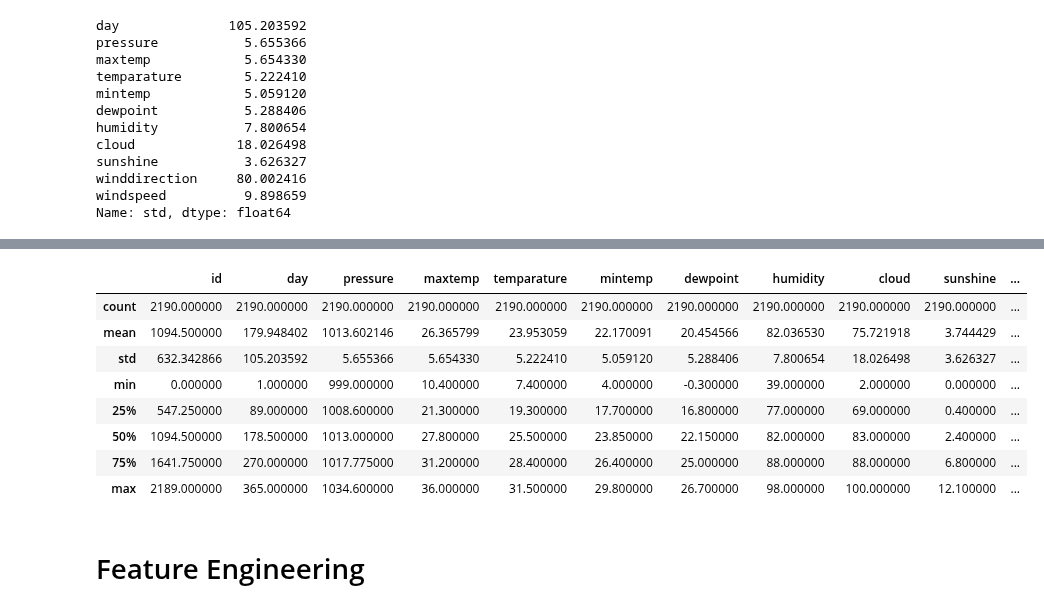
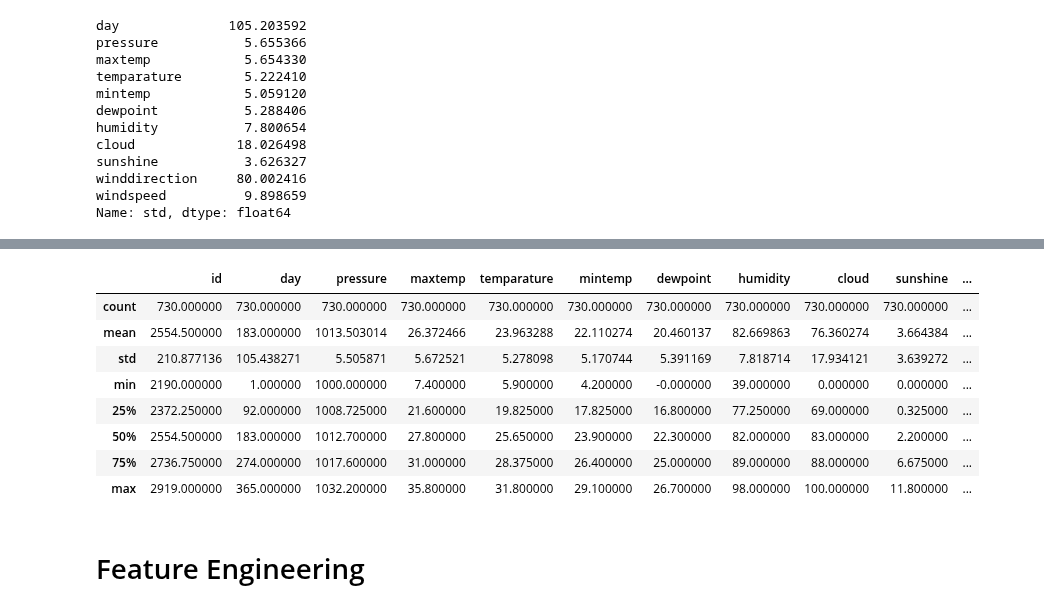
Before and after one commit to warut/kaggle, a Jupyter notebook: rainfall-prediction.ipynb, the cells around one changed output, grey strips where cells are left out. Saved outputs shown, nothing was run; the diff lists cells and outputs as text; code cells hidden in the pictures.

```diff
--- a/rainfall-prediction.ipynb
+++ b/rainfall-prediction.ipynb
@@ -188,15 +172,15 @@ origin_train
 # %%
-df_train.describe()
+df_test.describe()
 # %% [output]
 |  | id | day | pressure | maxtemp | temparature | mintemp | dewpoint | humidity | cloud | sunshine | ... |
-| count | 2190.000000 | 2190.000000 | 2190.000000 | 2190.000000 | 2190.000000 | 2190.000000 | 2190.000000 | 2190.000000 | 2190.000000 | 2190.000000 | ... |
-| mean | 1094.500000 | 179.948402 | 1013.602146 | 26.365799 | 23.953059 | 22.170091 | 20.454566 | 82.036530 | 75.721918 | 3.744429 | ... |
-| std | 632.342866 | 105.203592 | 5.655366 | 5.654330 | 5.222410 | 5.059120 | 5.288406 | 7.800654 | 18.026498 | 3.626327 | ... |
-| min | 0.000000 | 1.000000 | 999.000000 | 10.400000 | 7.400000 | 4.000000 | -0.300000 | 39.000000 | 2.000000 | 0.000000 | ... |
-| 25% | 547.250000 | 89.000000 | 1008.600000 | 21.300000 | 19.300000 | 17.700000 | 16.800000 | 77.000000 | 69.000000 | 0.400000 | ... |
-| 50% | 1094.500000 | 178.500000 | 1013.000000 | 27.800000 | 25.500000 | 23.850000 | 22.150000 | 82.000000 | 83.000000 | 2.400000 | ... |
-| 75% | 1641.750000 | 270.000000 | 1017.775000 | 31.200000 | 28.400000 | 26.400000 | 25.000000 | 88.000000 | 88.000000 | 6.800000 | ... |
-| max | 2189.000000 | 365.000000 | 1034.600000 | 36.000000 | 31.500000 | 29.800000 | 26.700000 | 98.000000 | 100.000000 | 12.100000 | ... |
+| count | 730.000000 | 730.000000 | 730.000000 | 730.000000 | 730.000000 | 730.000000 | 730.000000 | 730.000000 | 730.000000 | 730.000000 | ... |
+| mean | 2554.500000 | 183.000000 | 1013.503014 | 26.372466 | 23.963288 | 22.110274 | 20.460137 | 82.669863 | 76.360274 | 3.664384 | ... |
+| std | 210.877136 | 105.438271 | 5.505871 | 5.672521 | 5.278098 | 5.170744 | 5.391169 | 7.818714 | 17.934121 | 3.639272 | ... |
+| min | 2190.000000 | 1.000000 | 1000.000000 | 7.400000 | 5.900000 | 4.200000 | -0.000000 | 39.000000 | 0.000000 | 0.000000 | ... |
+| 25% | 2372.250000 | 92.000000 | 1008.725000 | 21.600000 | 19.825000 | 17.825000 | 16.800000 | 77.250000 | 69.000000 | 0.325000 | ... |
+| 50% | 2554.500000 | 183.000000 | 1012.700000 | 27.800000 | 25.650000 | 23.900000 | 22.300000 | 82.000000 | 83.000000 | 2.200000 | ... |
+| 75% | 2736.750000 | 274.000000 | 1017.600000 | 31.000000 | 28.375000 | 26.400000 | 25.000000 | 89.000000 | 88.000000 | 6.675000 | ... |
+| max | 2919.000000 | 365.000000 | 1032.200000 | 35.800000 | 31.800000 | 29.100000 | 26.700000 | 98.000000 | 100.000000 | 11.800000 | ... |
 # %% [markdown]
 # Feature Engineering
 # %% [markdown]
```
Also changed, not shown: parts of 14 cells of this notebook.
